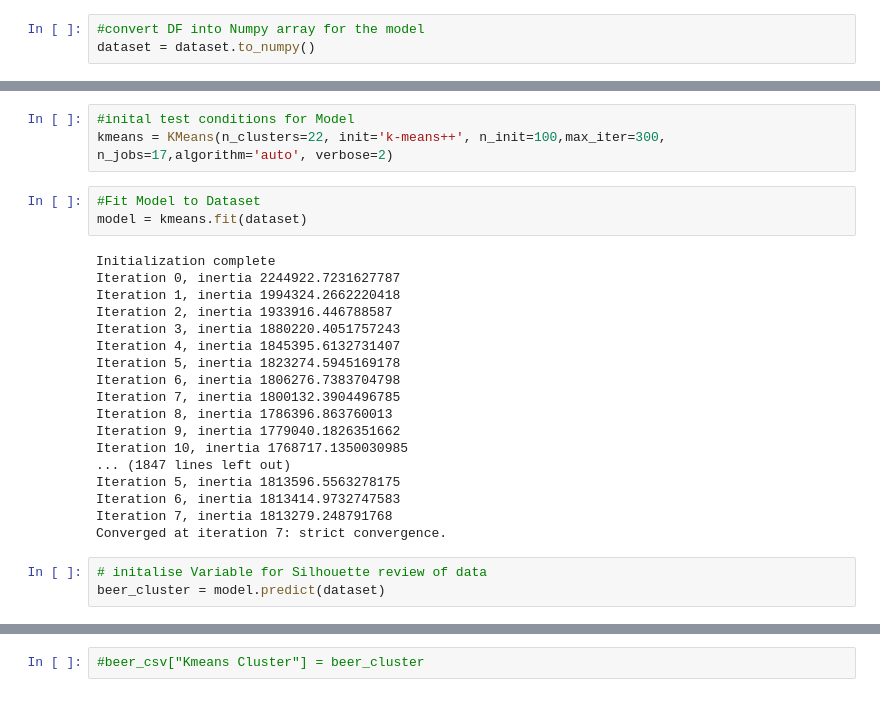
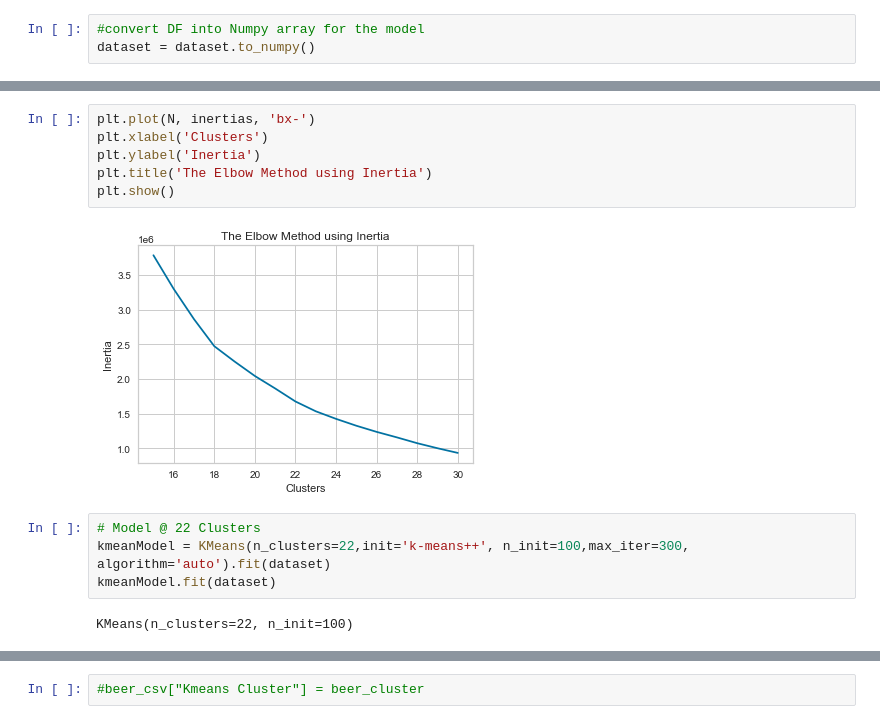
Before and after one commit to mactzu/PredictivePandas, a Jupyter notebook: work/eamonn/K-Means Final.ipynb, the cells around one changed output, grey strips where cells are left out. Cells and saved outputs as stored; diff of their text form.

```diff
--- a/work/eamonn/K-Means Final.ipynb
+++ b/work/eamonn/K-Means Final.ipynb
@@ -58,27 +100,14 @@ dataset = dataset.to_numpy()
+# %%
+plt.plot(N, inertias, 'bx-')
+plt.xlabel('Clusters')
+plt.ylabel('Inertia')
+plt.title('The Elbow Method using Inertia')
+plt.show()
+# %% [output]
+[figure, added]
 # %%
-#inital test conditions for Model
-kmeans = KMeans(n_clusters=22, init='k-means++', n_init=100,max_iter=300, n_jobs=17,algorithm='auto', verbose=2)
+# Model @ 22 Clusters
+kmeanModel = KMeans(n_clusters=22,init='k-means++', n_init=100,max_iter=300, algorithm='auto').fit(dataset)
+kmeanModel.fit(dataset)
+# %% [output]
+KMeans(n_clusters=22, n_init=100)
-# %%
-#Fit Model to Dataset
-model = kmeans.fit(dataset)
-# %% [output]
-Initialization complete
-Iteration 0, inertia 2244922.7231627787
-Iteration 1, inertia 1994324.2662220418
-Iteration 2, inertia 1933916.446788587
-Iteration 3, inertia 1880220.4051757243
-Iteration 4, inertia 1845395.6132731407
-Iteration 5, inertia 1823274.5945169178
-Iteration 6, inertia 1806276.7383704798
-Iteration 7, inertia 1800132.3904496785
-Iteration 8, inertia 1786396.863760013
-Iteration 9, inertia 1779040.1826351662
-Iteration 10, inertia 1768717.1350030985
-... (1847 lines left out)
-Iteration 5, inertia 1813596.5563278175
-Iteration 6, inertia 1813414.9732747583
-Iteration 7, inertia 1813279.248791768
-Converged at iteration 7: strict convergence.
-# %%
-# initalise Variable for Silhouette review of data
-beer_cluster = model.predict(dataset)
```
Also changed, not shown: parts of 18 cells of this notebook, 17 other files.
